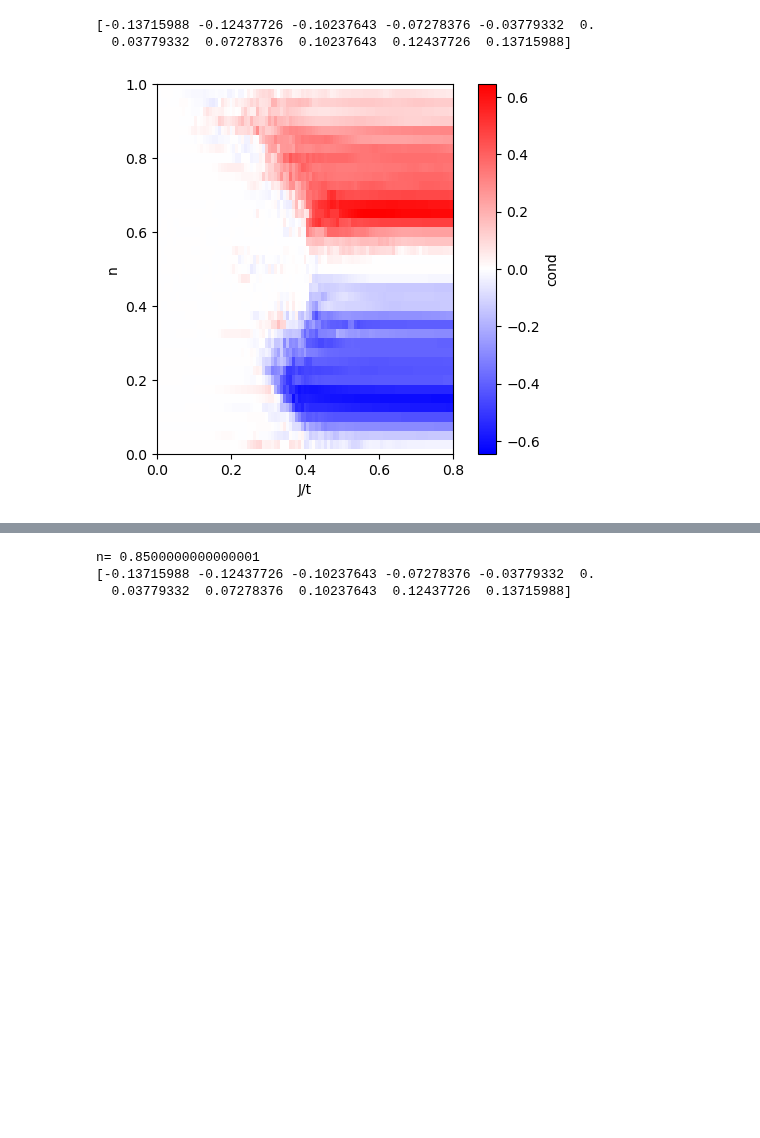
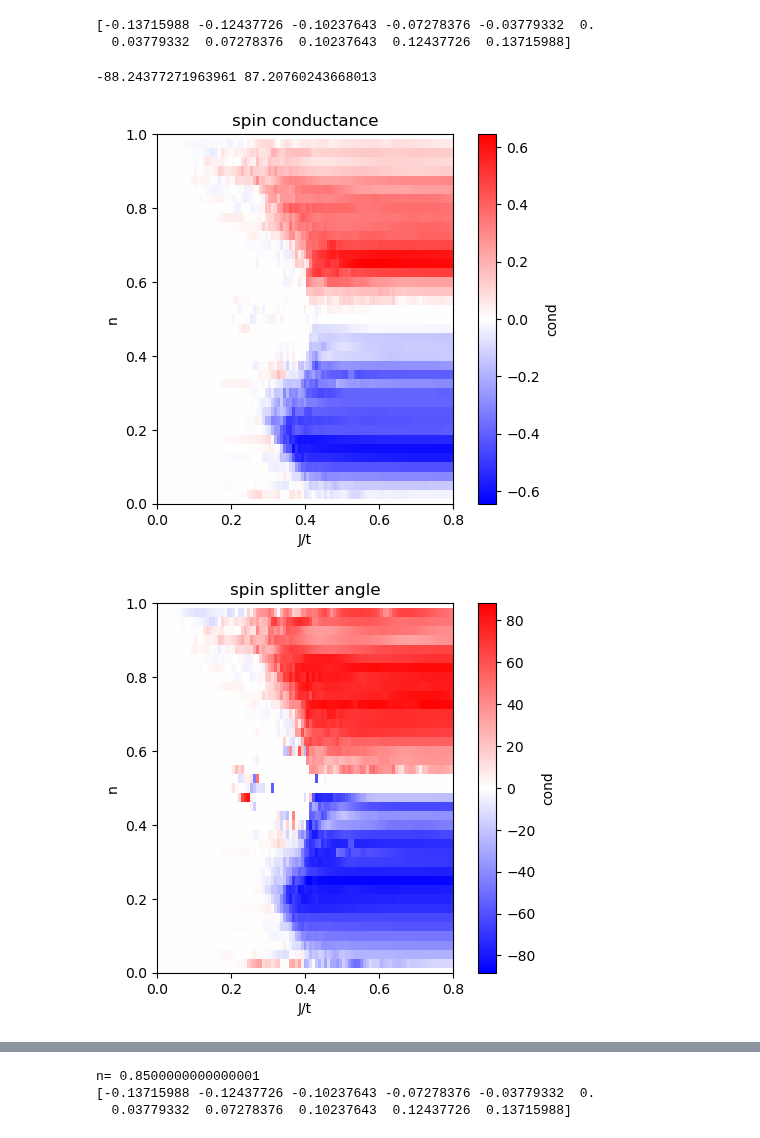
Before and after one commit to dpreuo/alter_morph, a Jupyter notebook: analysis/phase_diagram.ipynb, the cells around one changed output, grey strips where cells are left out. Drawn from its saved outputs; the diff is of its cells as text; code cells hidden in the pictures; blank space fills up the shorter version.

```diff
--- a/analysis/phase_diagram.ipynb
+++ b/analysis/phase_diagram.ipynb
@@ -28,7 +25,9 @@ The autoreload extension is already loaded. To reload it, use:
 import sys, os
 
 data_name = "data/full_phase_diagram_20_V0.pickle"
-data_name = "data/detailed_phase_diagram_20_V0.pickle"
+#data_name = "data/detailed_phase_diagram_20_V0.pickle"
+#data_name = "data/phase_diagram_20_t2=0.1.pickle"
+data_name = "data/phase_diagram_20_t2=0.9.pickle"
 
 d = pickle.load(open(os.getcwd()[:-8] + data_name, "rb"))
 
@@ -37,6 +36,7 @@ print("fillings: ", d["filling"].shape)
 print("Js: ", d["J"].shape)
 print("params:", d["params"].shape)
 print("\t element [0,0]", d["params"][0, 0].keys())
+print("\t element [0,0]", d["params"][0, 0]['t2'])
 print("data:", d["data"].shape)
 print("\t element [0,0]", d["data"][0, 0].keys())
 print("\t \t element [0,0] numerical params", d["data"][0, 0]["numerical_param"].keys())
@@ -295,33 +296,65 @@ array_spin_cond = np.array(
 )  # .shape (filling, Js, 2,2)
 array_g0 = array_spin_cond[:, :, 0, 0] + array_spin_cond[:, :, 1, 1]
 array_gspin = array_spin_cond[:, :, 0, 0] - array_spin_cond[:, :, 1, 1]
 
 fig, ax = plt.subplots(1, 1)
-
-# ax.set_title('T/t={0}; Lq={1}'.format(T,Lq))
+ax.set_title('spin conductance')
 ax.set_xlabel("J/t")
 ax.set_ylabel("n")
 ax.set_xlim(Js[0], Js[-1])
 ax.set_ylim(ns[0], ns[-1])
 
 extent = [
     Js[0] - (Js[1] - Js[0]) / 2,
     Js[-1] + (Js[1] - Js[0]) / 2,
     ns[0] - (ns[1] - ns[0]) / 2,
     ns[-1] + (ns[1] - ns[0]) / 2,
 ]  # the correct extent
 vabs = np.abs(array_gspin).max()
 
 im = ax.imshow(
     array_gspin,
     origin="lower",
     interpolation="none",
     extent=extent,
     cmap="bwr",
     vmin=-vabs,
     vmax=vabs,
 )
 cbar = fig.colorbar(im, ax=ax, shrink=1)
 cbar.set_label("cond")
+
+###################################################################
+fig, ax = plt.subplots(1, 1)
+ax.set_title('spin splitter angle')
+ax.set_xlabel("J/t")
+ax.set_ylabel("n")
+ax.set_xlim(Js[0], Js[-1])
+ax.set_ylim(ns[0], ns[-1])
+
+extent = [
+    Js[0] - (Js[1] - Js[0]) / 2,
+    Js[-1] + (Js[1] - Js[0]) / 2,
+    ns[0] - (ns[1] - ns[0]) / 2,
+    ns[-1] + (ns[1] - ns[0]) / 2,
+]  # the correct extent
+alphas = 2*np.arctan2(array_gspin,array_g0) * 180/np.pi * (array_g0>5e-2)
+vabs = np.abs(alphas).max()
+
+print(alphas.min(),alphas.max())
+
+im = ax.imshow(
+    alphas,
+    origin="lower",
+    interpolation="none",
+    extent=extent,
+    cmap="bwr",
+    vmin=-vabs,
+    vmax=vabs,
+)
+cbar = fig.colorbar(im, ax=ax, shrink=1)
+cbar.set_label("cond")
 # %% [output]
+-88.24377271963961 87.20760243668013
-[figure, old version]
+[figure, new version]
+[figure, added]
```
Also changed, not shown: parts of 5 cells of this notebook, 3 other files.
